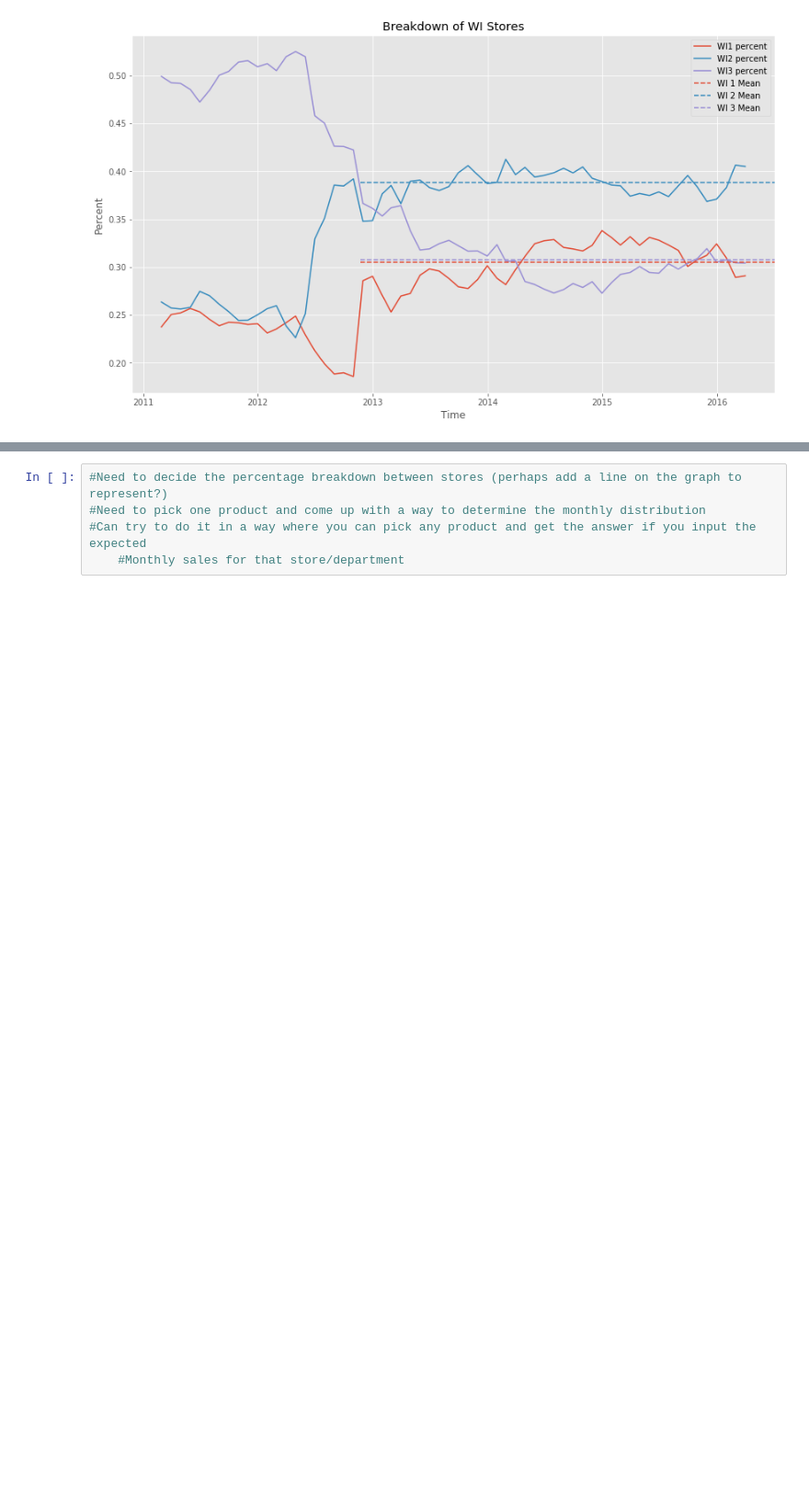
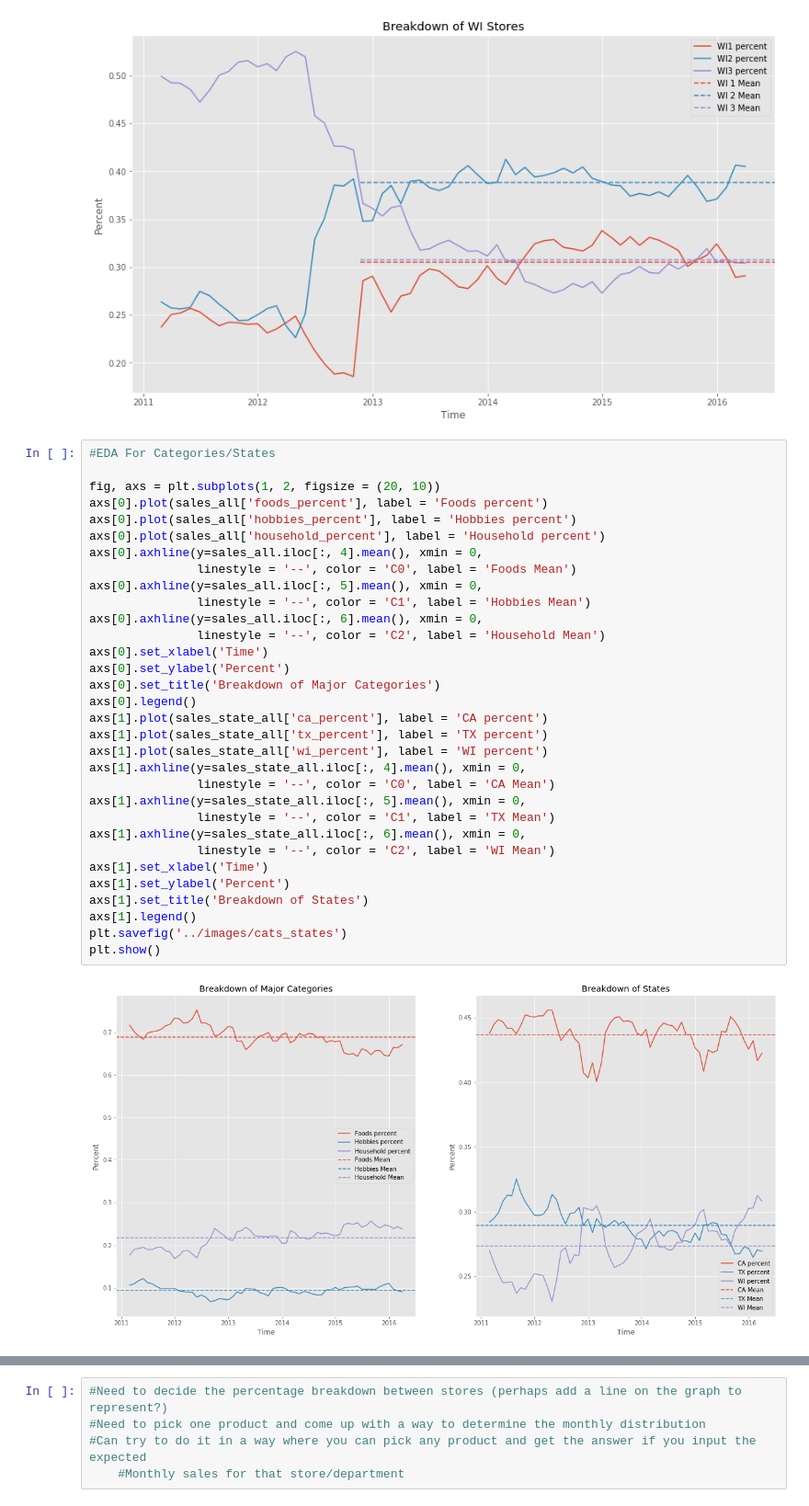
Before and after one commit to alecjonas/Forecasting_Walmart_Sales, a Jupyter notebook: notebooks/forecasting_and_eda1.ipynb, the cells around one changed output, grey strips where cells are left out. Shown at 92% size. Cells and saved outputs as stored; diff of their text form; blank space fills up the shorter version.

```diff
--- a/notebooks/forecasting_and_eda1.ipynb
+++ b/notebooks/forecasting_and_eda1.ipynb
@@ -890,3 +890,37 @@ plt.savefig('../images/breakdown_of_WI_cat')
 plt.show()
 # %% [output]
 [figure]
+# %%
+#EDA For Categories/States
+
+fig, axs = plt.subplots(1, 2, figsize = (20, 10))
+axs[0].plot(sales_all['foods_percent'], label = 'Foods percent')
+axs[0].plot(sales_all['hobbies_percent'], label = 'Hobbies percent')
+axs[0].plot(sales_all['household_percent'], label = 'Household percent')
+axs[0].axhline(y=sales_all.iloc[:, 4].mean(), xmin = 0,
+               linestyle = '--', color = 'C0', label = 'Foods Mean')
+axs[0].axhline(y=sales_all.iloc[:, 5].mean(), xmin = 0,
+               linestyle = '--', color = 'C1', label = 'Hobbies Mean')
+axs[0].axhline(y=sales_all.iloc[:, 6].mean(), xmin = 0,
+               linestyle = '--', color = 'C2', label = 'Household Mean')
+axs[0].set_xlabel('Time')
+axs[0].set_ylabel('Percent')
+axs[0].set_title('Breakdown of Major Categories')
+axs[0].legend()
+axs[1].plot(sales_state_all['ca_percent'], label = 'CA percent')
+axs[1].plot(sales_state_all['tx_percent'], label = 'TX percent')
+axs[1].plot(sales_state_all['wi_percent'], label = 'WI percent')
+axs[1].axhline(y=sales_state_all.iloc[:, 4].mean(), xmin = 0,
+               linestyle = '--', color = 'C0', label = 'CA Mean')
+axs[1].axhline(y=sales_state_all.iloc[:, 5].mean(), xmin = 0,
+               linestyle = '--', color = 'C1', label = 'TX Mean')
+axs[1].axhline(y=sales_state_all.iloc[:, 6].mean(), xmin = 0,
+               linestyle = '--', color = 'C2', label = 'WI Mean')
+axs[1].set_xlabel('Time')
+axs[1].set_ylabel('Percent')
+axs[1].set_title('Breakdown of States')
+axs[1].legend()
+plt.savefig('../images/cats_states')
+plt.show()
+# %% [output]
+[figure, added]
```
Also changed, not shown: parts of 3 cells of this notebook, 6 other files.
